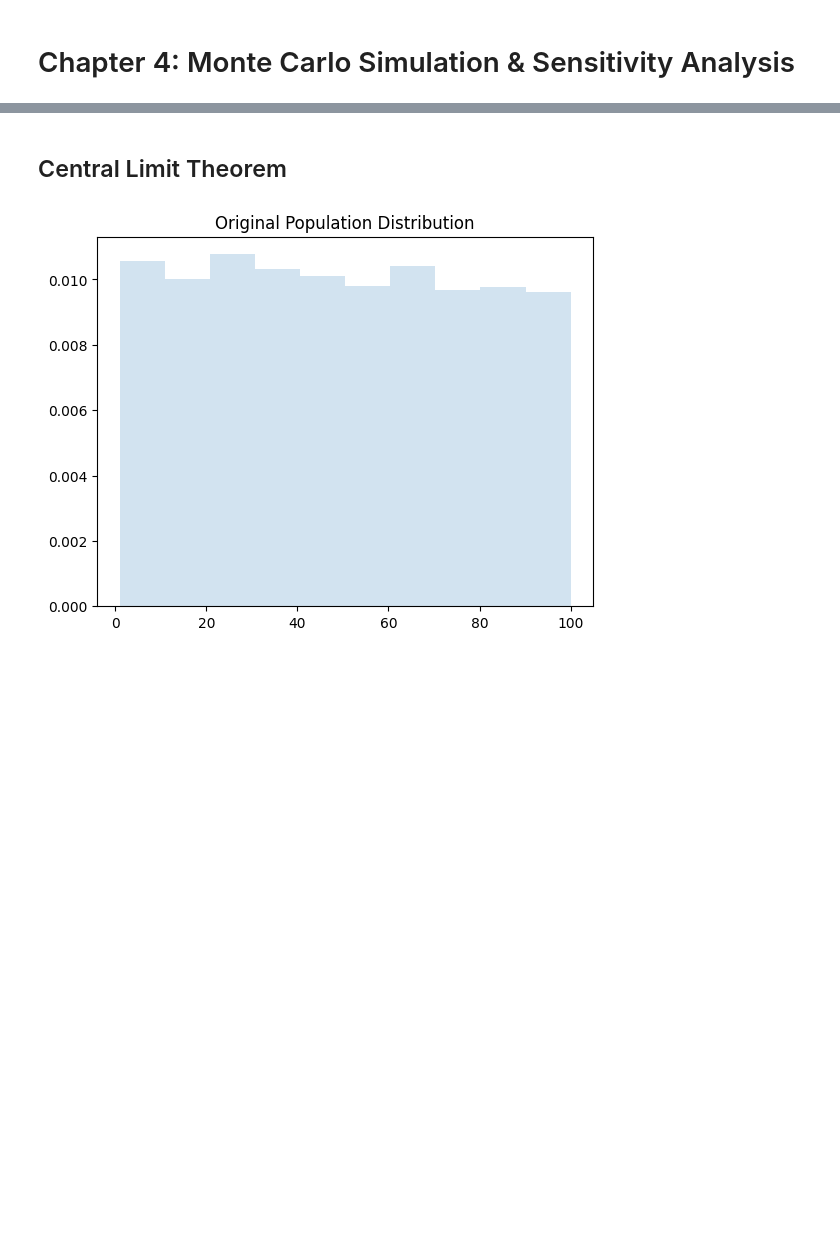
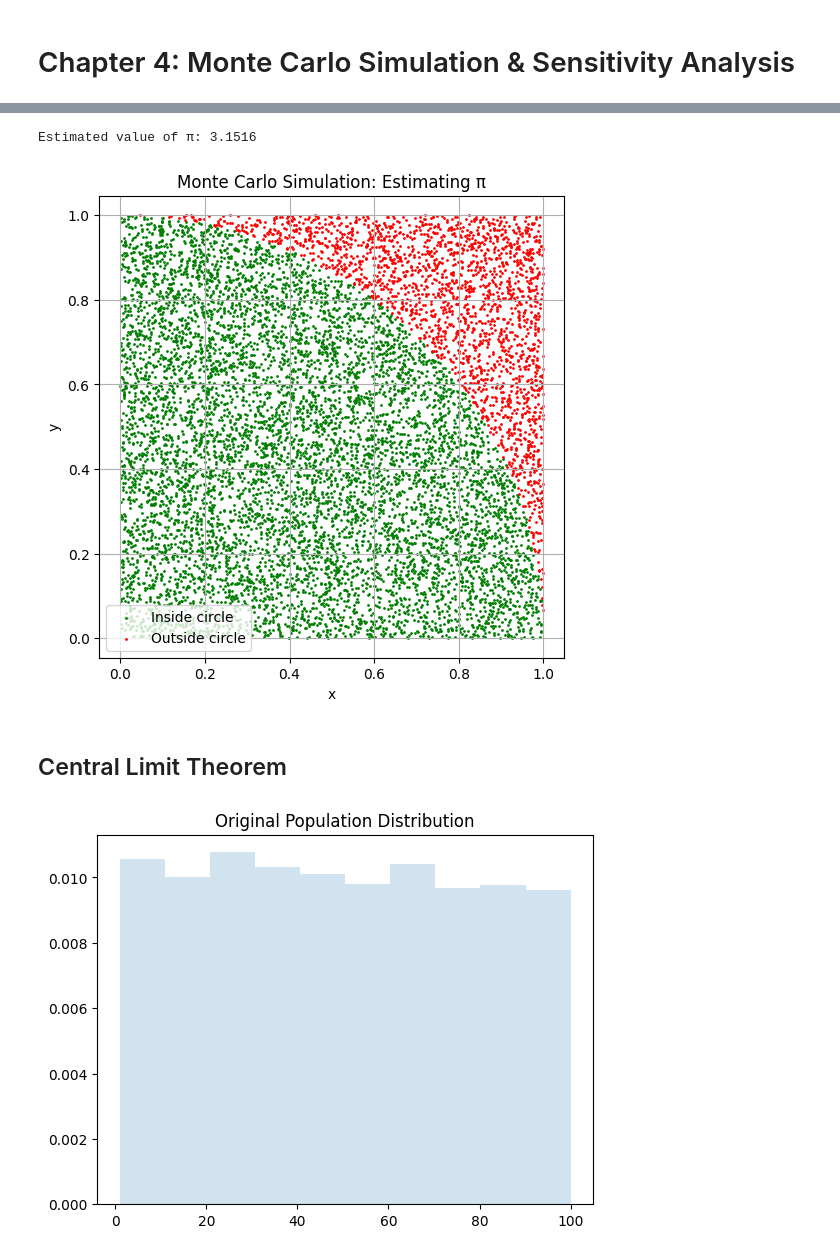
Before and after one commit to Elwarfalli/MSE-1500-Simulation-Modeling-with-Python, a Jupyter notebook: chapter_4.ipynb, the cells around one changed output, grey strips where cells are left out. Drawn from its saved outputs; the diff is of its cells as text; code cells hidden in the pictures; blank space fills up the shorter version.

```diff
--- a/chapter_4.ipynb
+++ b/chapter_4.ipynb
@@ -3,3 +282,52 @@
+# %%
+# Estimating $\pi$ using random points in a square!
+import random              # For generating random numbers
+import matplotlib.pyplot as plt  # For drawing the scatter plot
+
+# Step 1: Set the number of random points to generate
+N = 10000  # Try more points (e.g., 100000) for better accuracy
+
+# Counter for how many points fall inside the quarter-circle
+inside_circle = 0
+
+# Lists to save points for plotting (optional)
+x_inside, y_inside = [], []
+x_outside, y_outside = [], []
+
+# Step 2: Generate random points and check if they fall inside the quarter-circle
+for i in range(N):
+    x = random.uniform(0, 1)  # Random x between 0 and 1
+    y = random.uniform(0, 1)  # Random y between 0 and 1
+
+    # Equation of a quarter circle: x² + y² ≤ 1
+    if x*x + y*y <= 1:
+        inside_circle += 1
+        x_inside.append(x)
+        y_inside.append(y)
+    else:
+        x_outside.append(x)
+        y_outside.append(y)
+
+# Step 3: Estimate Pi using the formula: π ≈ 4 × (points inside / total points)
+pi_estimate = 4 * inside_circle / N
+
+# Print the result
+print("Estimated value of π:", pi_estimate)
+
+# Step 4: Optional plot to show the points
+plt.figure(figsize=(6,6))
+plt.scatter(x_inside, y_inside, color='green', s=1, label='Inside circle')
+plt.scatter(x_outside, y_outside, color='red', s=1, label='Outside circle')
+plt.title("Monte Carlo Simulation: Estimating π")
+plt.xlabel("x")
+plt.ylabel("y")
+plt.axis("equal")
+plt.grid(True)
+plt.legend()
+plt.show()
+# %% [output]
+Estimated value of π: 3.1516
+[figure, added]
 # %% [markdown]
 ## Central Limit Theorem
 # %%
```
Also changed, not shown: parts of 9 cells of this notebook.
